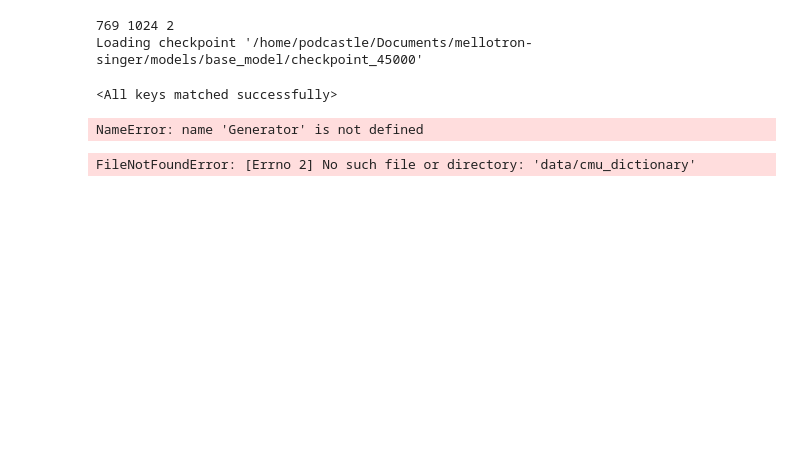
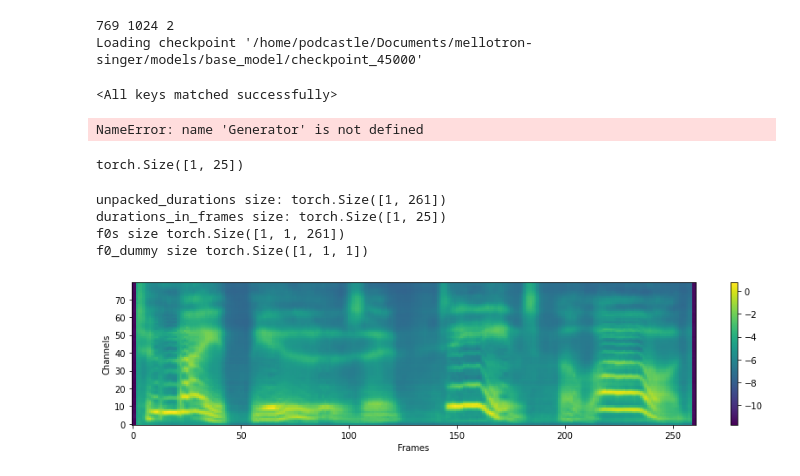
Before and after one commit to armenmkrt/mellotron-singer, a Jupyter notebook: inference.ipynb, the cells around one changed output. Cells and saved outputs as stored; diff of their text form; code cells hidden in the pictures; blank space fills up the shorter version.

Commit message:
updated inference.ipynb notebook

```diff
--- a/inference.ipynb
+++ b/inference.ipynb
@@ -59,8 +40,0 @@ embed = torch.from_numpy(embed)
-# %%
-from mellotron_utils import get_data_from_musicxml
-
-
-data = get_data_from_musicxml('data/haendel_hallelujah.musicxml', 132, convert_stress=True)
-panning = {'Soprano': [-60, -30], 'Alto': [-40, -10], 'Tenor': [30, 60], 'Bass': [10, 40]}
-# %% [output]
-FileNotFoundError: [Errno 2] No such file or directory: 'data/cmu_dictionary'
@@ -101,0 +64,38 @@ for i, (part, v) in enumerate(data.items()):
+# %%
+durations_in_frames = load_durations_from_numpy("/home/podcastle/Documents/GM_preprocessed/duration/GM_0.npy").unsqueeze(0).long()
+f0s = get_f0("/home/podcastle/Documents/GM_preprocessed/f0s/GM_0.npy").unsqueeze(1).float()
+embedding = get_embedding("/home/podcastle/Documents/LibriTTS_processed/averaged_embeddings/1018.npy").unsqueeze(0).float()
+
+with open("/home/podcastle/Documents/GM_preprocessed/train.txt", 'r') as f:
+    phonemes = f.readline().split("|")[1]
+
+phoneme_ids = phoneme_duration_to_sequence(phonemes)
+phoneme_ids = torch.IntTensor(phoneme_ids).unsqueeze(0)
+# %%
+durations_in_frames.size()
+# %% [output]
+torch.Size([1, 25])
+# %%
+with torch.no_grad():
+    _, mel, _, alignment = synthesizer.semi_inference(phoneme_ids, durations_in_frames, f0s, embedding)
+
+alignment = alignment.squeeze(-1)
+
+mel_np = mel.float().data.cpu().numpy()[0]
+alignment_np = alignment.float().data.cpu().numpy()[0].T
+
+%matplotlib inline
+fig, ax = plt.subplots(figsize=(12, 3))
+im = ax.imshow(mel_np, aspect="auto", origin="lower",
+               interpolation='none')
+
+plt.colorbar(im, ax=ax)
+plt.xlabel("Frames")
+plt.ylabel("Channels")
+plt.tight_layout()
+# %% [output]
+unpacked_durations size: torch.Size([1, 261])
+durations_in_frames size: torch.Size([1, 25])
+f0s size torch.Size([1, 1, 261])
+f0_dummy size torch.Size([1, 1, 1])
+[figure, added]
```
Also changed, not shown: parts of 10 cells of this notebook, 2 other files.
